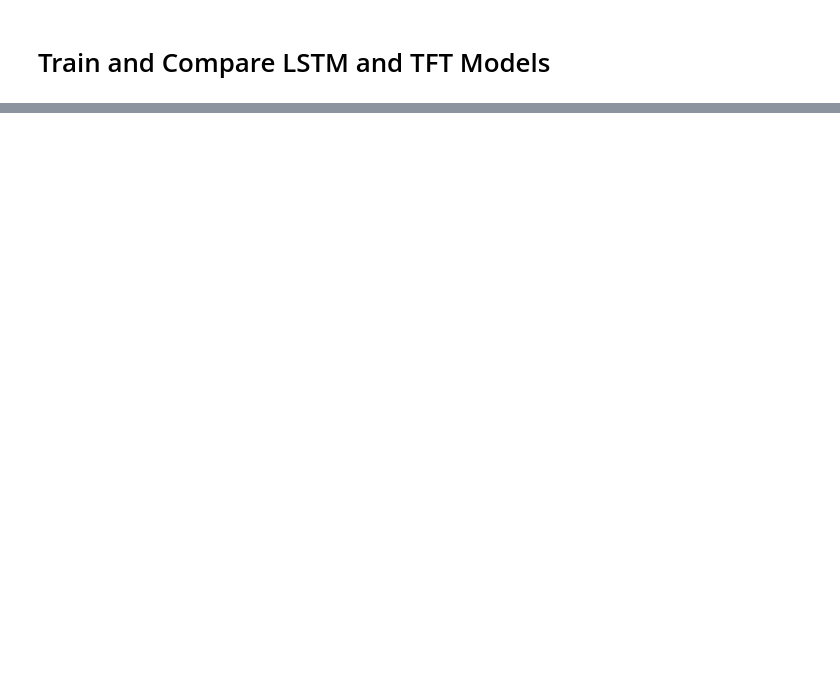
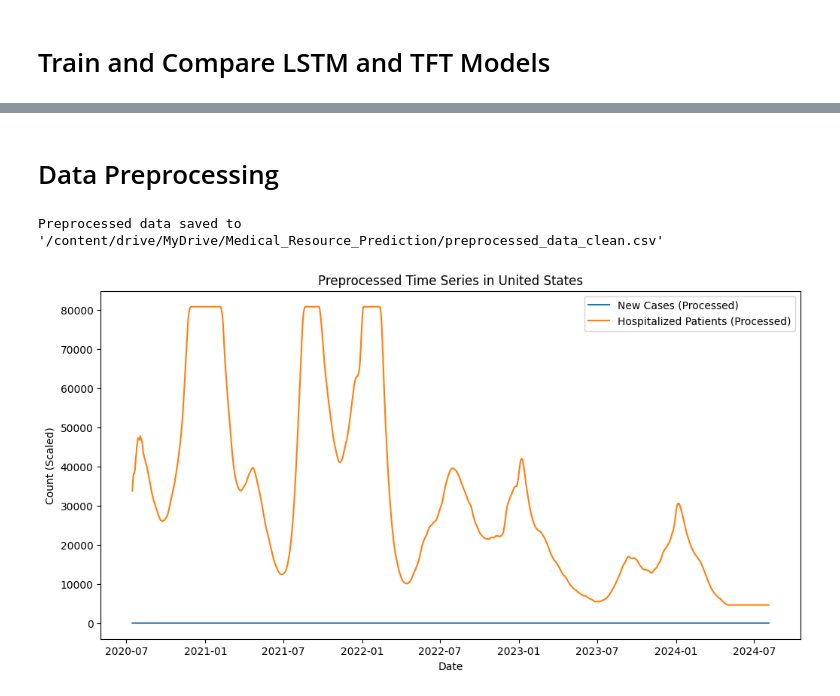
Before and after one commit to DelMashiry-dev/DelMashiry-dev, a Jupyter notebook: Realtime_Predictor.ipynb, the cells around one changed output, grey strips where cells are left out. Drawn from its saved outputs; the diff is of its cells as text; code cells hidden in the pictures; blank space fills up the shorter version.

```diff
--- a/Realtime_Predictor.ipynb
+++ b/Realtime_Predictor.ipynb
@@ -276,2 +328,82 @@ MisconfigurationException: No supported gpu backend found!
 # %%
 rmse_lstm = np.sqrt(mean_squared_error(y_test, y_pred_lstm))
+# %% [markdown]
+# Data Preprocessing
+# %%
+import pandas as pd
+import numpy as np
+from sklearn.preprocessing import StandardScaler
+import matplotlib.pyplot as plt
+
+# Load dataset
+df = pd.read_csv('/content/drive/MyDrive/Medical_Resource_Prediction/owid-covid-data.csv',
+                 usecols=['date', 'location', 'new_cases', 'hosp_patients',
+                          'icu_patients', 'reproduction_rate', 'stringency_index', 'population'])
+df['date'] = pd.to_datetime(df['date'])
+
+# Step 1: Filter for United States
+df = df[df['location'] == 'United States'].copy()
+
+# Step 2: Ensure consistent daily time index
+date_range = pd.date_range(start=df['date'].min(), end=df['date'].max(), freq='D')
+df = df.set_index('date').reindex(date_range).reset_index().rename(columns={'index': 'date'})
+df['location'] = 'United States'  # Fill location
+df['population'] = df['population'].fillna(df['population'].mode()[0])  # Fill population
+
+# Step 3: Handle missing values
+# Forward fill and interpolate numerical columns
+num_cols = ['new_cases', 'hosp_patients', 'icu_patients', 'reproduction_rate', 'stringency_index']
+for col in num_cols:
+    df[col] = df[col].fillna(method='ffill').interpolate(method='linear')
+
+# Replace remaining NaNs with 0 for new_cases (if at start)
+df['new_cases'] = df['new_cases'].fillna(0)
+
+# Step 4: Remove outliers (using IQR method)
+def remove_outliers(series):
+    Q1 = series.quantile(0.25)
+    Q3 = series.quantile(0.75)
+    IQR = Q3 - Q1
+    lower_bound = Q1 - 1.5 * IQR
+    upper_bound = Q3 + 1.5 * IQR
+    return series.clip(lower=lower_bound, upper=upper_bound)
+
+for col in ['new_cases', 'hosp_patients', 'icu_patients']:
+    df[col] = remove_outliers(df[col])
+
+# Step 5: Smooth data (7-day moving average)
+for col in ['new_cases', 'hosp_patients', 'icu_patients', 'reproduction_rate', 'stringency_index']:
+    df[col] = df[col].rolling(window=7, min_periods=1).mean()
+
+# Step 6: Create derived features
+df['hosp_patients_per_100k'] = df['hosp_patients'] / df['population'] * 100000
+df['icu_patients_per_100k'] = df['icu_patients'] / df['population'] * 100000
+df['new_cases_lag7'] = df['new_cases'].shift(7)  # 7-day lag
+df = df.dropna()  # Drop rows with NaNs from lagging
+
+# Step 7: Scale features
+features = ['new_cases', 'reproduction_rate', 'stringency_index', 'new_cases_lag7']
+scaler = StandardScaler()
+df[features] = scaler.fit_transform(df[features])
+
+# Step 8: Save preprocessed data
+df.to_csv('/content/drive/MyDrive/Medical_Resource_Prediction/preprocessed_data_clean.csv', index=False)
+print("Preprocessed data saved to '/content/drive/MyDrive/Medical_Resource_Prediction/preprocessed_data_clean.csv'")
+
+# Step 9: Visualize preprocessing results
+plt.figure(figsize=(12, 6))
+plt.plot(df['date'], df['new_cases'], label='New Cases (Processed)')
+plt.plot(df['date'], df['hosp_patients'], label='Hospitalized Patients (Processed)')
+plt.title("Preprocessed Time Series in United States")
+plt.xlabel("Date")
+plt.ylabel("Count (Scaled)")
+plt.legend()
+plt.savefig('/content/eda_temporal_clean.png')
+plt.show()
+
+# Missing values report
+print("Missing Values (%):")
+print(df.isnull().sum() / len(df) * 100)
+# %% [output]
+Preprocessed data saved to '/content/drive/MyDrive/Medical_Resource_Prediction/preprocessed_data_clean.csv'
+[figure, added]
```
Also changed, not shown: parts of 123 cells of this notebook.
